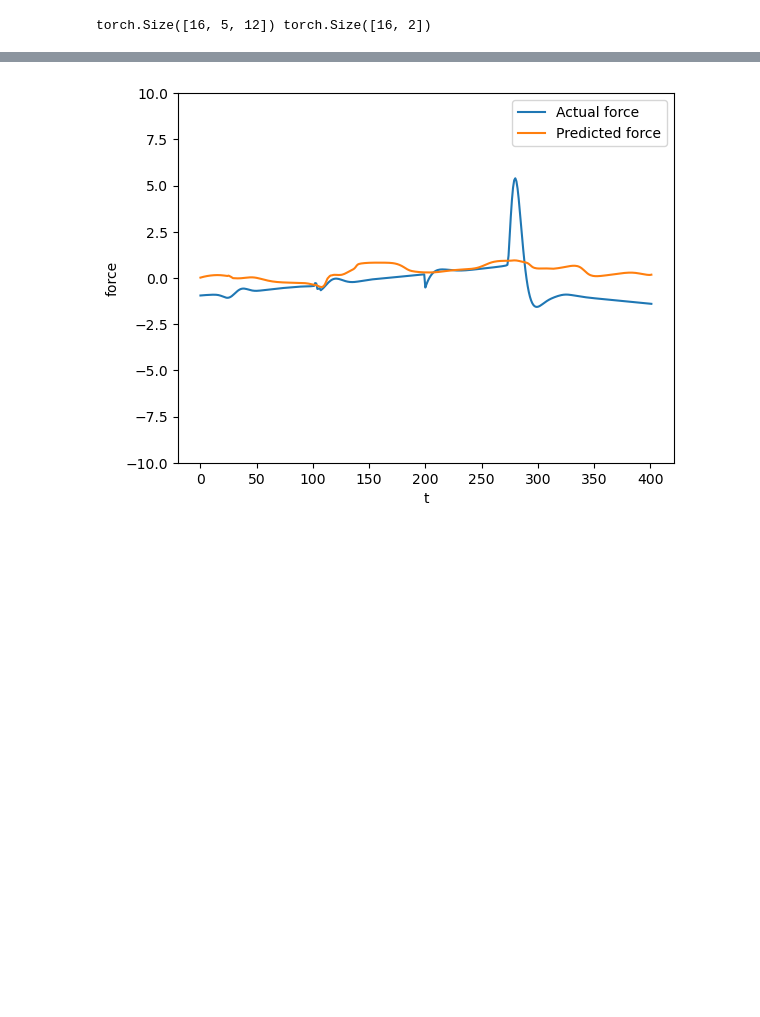
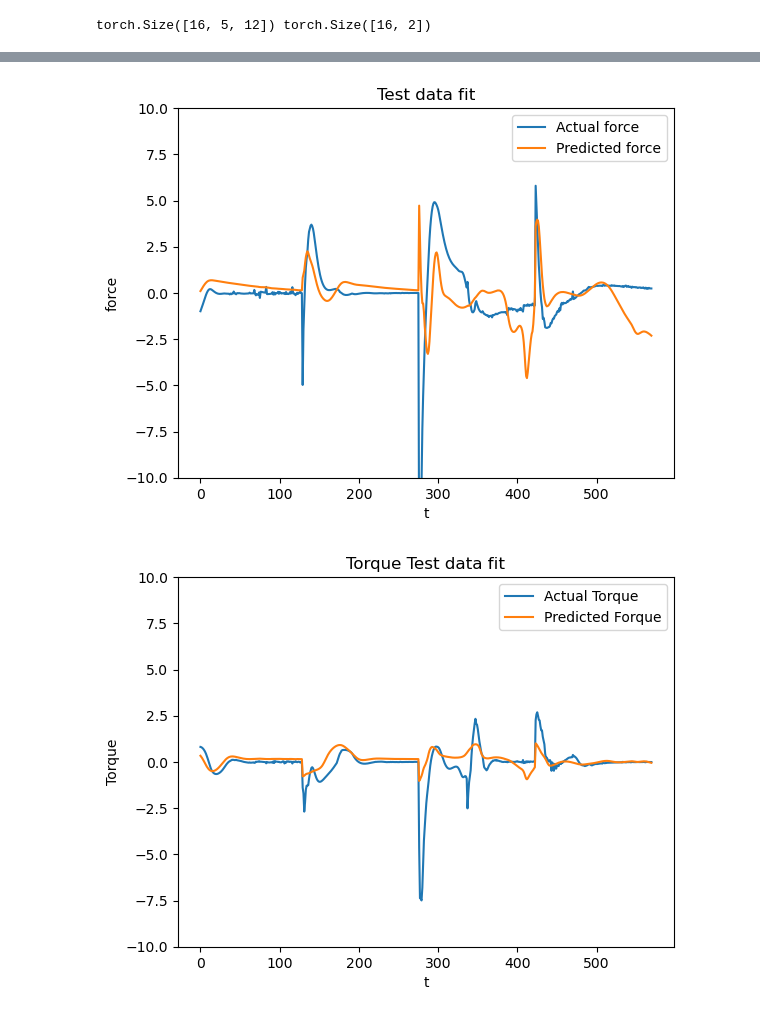
Before and after one commit to planetaryeclipse/research-geo-diff-opt-layer, a Jupyter notebook: LSTM.ipynb, the cells around one changed output, grey strips where cells are left out. Drawn from its saved outputs; the diff is of its cells as text; code cells hidden in the pictures; blank space fills up the shorter version.

```diff
--- a/LSTM.ipynb
+++ b/LSTM.ipynb
@@ -151,6 +152,6 @@ plt.show()
 # %%
 
-split_index = int(len(X) * 0.95)
+split_index = int(len(X) * 0.8)
 X_train = X[:split_index]
 X_test = X[split_index:]
 
@@ -415,14 +408,14 @@ Batch 400, Loss: 2.847
 # %%
 model.train(False)
 
-
+#"Seeing how well it fits training data"
 
 with torch.no_grad():
     ko_data_torch = torch.tensor(KO_DATA)
     ko_data_torch = ko_data_torch.to(device)
     k1_torch = k1.to(device)
     k2_torch = k2.to(device)
-    predicted = model(X_test.to(device),  ko_data_torch, k1_torch, k2_torch).to('cpu').numpy()
+    predicted = model(X_train.to(device),  ko_data_torch, k1_torch, k2_torch).to('cpu').numpy()
 
 
 plt.plot(Y_train[:,0], label='Actual force')
@@ -431,4 +424,14 @@ plt.xlabel('t')
 plt.ylim(-10, 10)
 plt.ylabel('force')
 plt.legend()
+plt.title("Training Data Fit For Force")
 plt.show()
+
+plt.plot(Y_train[:,1], label='Actual Torque')
+plt.plot(predicted[:,1], label='Predicted Forque')
+plt.xlabel('t')
+plt.ylim(-10, 10)
+plt.ylabel('Torque')
+plt.legend()
+plt.title("Torque Test data fit")
+plt.show()
@@ -435,20 +441,31 @@ plt.show()
 # %%
 #Test data
 
 with torch.no_grad():
     ko_data_torch = torch.tensor(KO_DATA)
     ko_data_torch = ko_data_torch.to(device)
     k1_torch = k1.to(device)
     k2_torch = k2.to(device)
     predicted = model(X_test.to(device), ko_data_torch, k1_torch, k2_torch).to('cpu').numpy()
 
 
 plt.plot(Y_test[:,0], label='Actual force')
 plt.plot(predicted[:,0], label='Predicted force')
 plt.xlabel('t')
 plt.ylim(-10, 10)
 plt.ylabel('force')
 plt.legend()
+plt.title("Test data fit")
 plt.show()
+
+plt.plot(Y_test[:,1], label='Actual Torque')
+plt.plot(predicted[:,1], label='Predicted Forque')
+plt.xlabel('t')
+plt.ylim(-10, 10)
+plt.ylabel('Torque')
+plt.legend()
+plt.title("Torque Test data fit")
+plt.show()
 # %% [output]
-[figure, old version]
+[figure, new version]
+[figure, added]
```
Also changed, not shown: parts of 10 cells of this notebook.
